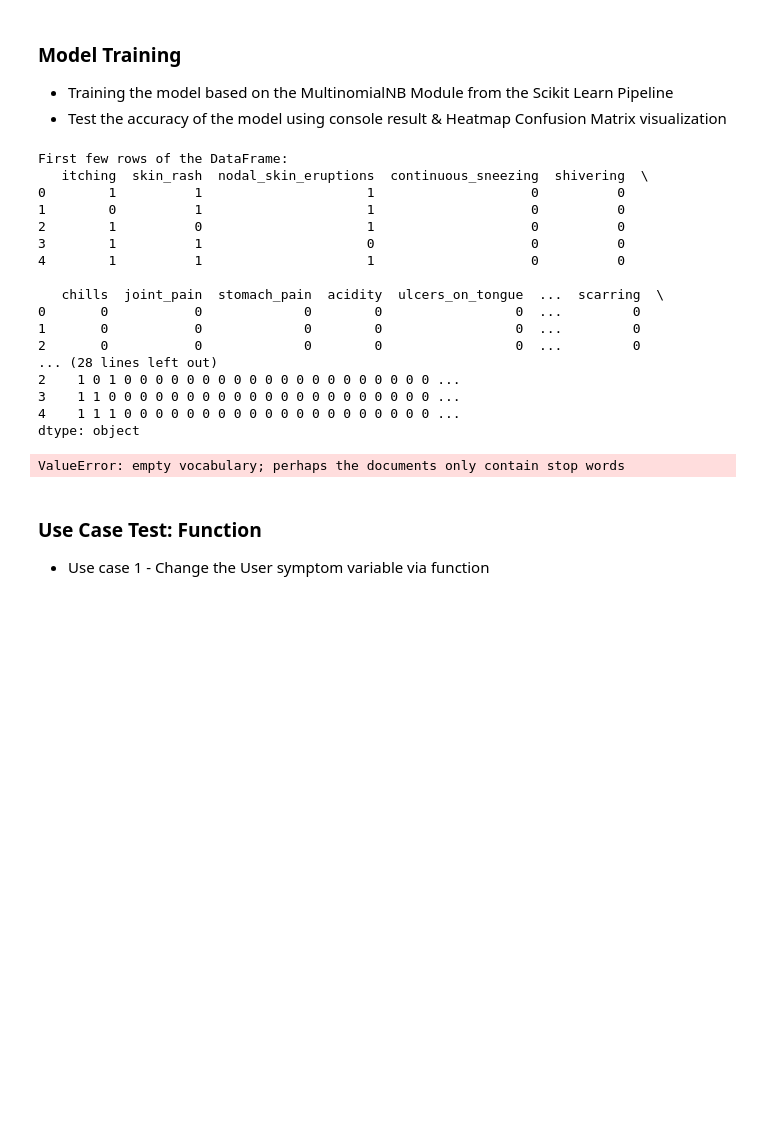
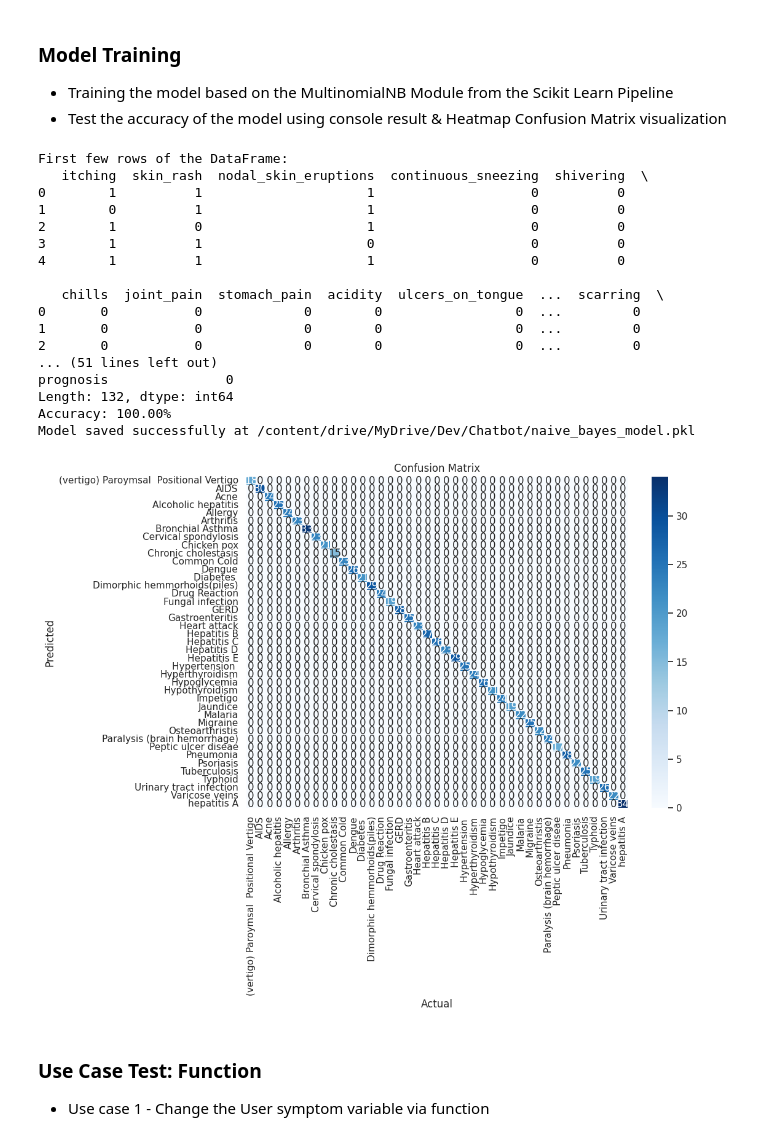
Before and after one commit to IrishEgie/nb_chatbot, a Jupyter notebook: notebooks/chatbot-4.ipynb, the cells around one changed output. Cells and saved outputs as stored; diff of their text form; code cells hidden in the pictures; blank space fills up the shorter version.

```diff
--- a/notebooks/chatbot-4.ipynb
+++ b/notebooks/chatbot-4.ipynb
@@ -26,22 +26,13 @@ Mounted at /content/drive/
 - Training the model based on the MultinomialNB Module from the Scikit Learn Pipeline
 - Test the accuracy of the model using console result & Heatmap Confusion Matrix visualization
 # %%
-import pandas as pd
-import seaborn as sns
-import json
-from sklearn.model_selection import train_test_split
-from sklearn.naive_bayes import MultinomialNB
-from sklearn.metrics import accuracy_score, confusion_matrix
-import joblib
-import matplotlib.pyplot as plt
-
 # Setting seaborn style
 sns.set()
 
 # Define the file path for the dataset
 data_path = '/content/drive/MyDrive/Dev/Chatbot/dataTraining.json'
 
-# Loading the dataset from the JSON file
+# Loading the dataset from JSON file
 with open(data_path, 'r') as file:
     data = json.load(file)
 
@@ -52,6 +43,8 @@ df = pd.DataFrame(data)
 print("First few rows of the DataFrame:")
 print(df.head())
 
+
+
 # Removing the 'FIELD134' column if it exists
 if 'FIELD134' in df.columns:
     df = df.drop('FIELD134', axis=1)
@@ -60,14 +53,38 @@ if 'FIELD134' in df.columns:
 X = df.drop('prognosis', axis=1)
 y = df['prognosis']
 
-# Handling columns with lists or sequences
+# Check the data types of each column
+print("Data types in X:")
+print(X.dtypes)
+
+# Check for any lists or sequences within the DataFrame
+for col in X.columns:
+    if X[col].apply(lambda x: isinstance(x, list)).any():
+        print(f"Column '{col}' contains lists or sequences.")
+
+# If you find any lists or sequences, decide how to handle them:
+# For example, you could take the sum of the list if it's numeric:
 for col in X.columns:
     if X[col].apply(lambda x: isinstance(x, list)).any():
         X[col] = X[col].apply(lambda x: sum(x) if isinstance(x, list) else x)
 
-# Checking for missing values
+# Alternatively, convert problematic columns to strings or another suitable type:
+# X['problematic_column'] = X['problematic_column'].apply(str)
+
+# Now proceed with the train-test split and model training
+X_train, X_test, y_train, y_test = train_test_split(X, y, test_size=0.2, random_state=42)
+
+model = MultinomialNB()
+model.fit(X_train, y_train)
+
+y_pred = model.predict(X_test)
+accuracy = accuracy_score(y_test, y_pred)
+print(f"Accuracy: {accuracy * 100:.2f}%")
+
+
+# Debugging: Check for missing values or inconsistencies
 print("Checking for missing values:")
-print(X.isnull().sum())
+print(df.isnull().sum())
 
 # Splitting the data into 80% training and 20% testing sets
 X_train, X_test, y_train, y_test = train_test_split(X, y, test_size=0.2, random_state=42)
@@ -81,46 +98,49 @@ model.fit(X_train, y_train)
 # Predicting the prognosis for the test data
 y_pred = model.predict(X_test)
 
 # Calculating accuracy of the model on the test set
 accuracy = accuracy_score(y_test, y_pred)
 print(f"Accuracy: {accuracy * 100:.2f}%")
 
 # Creating confusion matrix
 conf_mat = confusion_matrix(y_test, y_pred, labels=model.classes_)
 
+
+# Define the file path where you want to save the model
+model_file_path = '/content/drive/MyDrive/Dev/Chatbot/naive_bayes_model.pkl'
+
+# Save the model using Joblib
+joblib.dump(model, model_file_path)
+
+print(f"Model saved successfully at {model_file_path}")
+
+
 # Plotting the heatmap of the confusion matrix
 plt.figure(figsize=(10,7))
 sns.heatmap(conf_mat, annot=True, fmt='d', xticklabels=model.classes_, yticklabels=model.classes_, cmap='Blues')
 plt.xlabel('Actual')
 plt.ylabel('Predicted')
 plt.title('Confusion Matrix')
 plt.show()
-
-# Define the file path where you want to save the model
-model_file_path = '/content/drive/MyDrive/Dev/Chatbot/naive_bayes_model.pkl'
-
-# Save the model using Joblib
-joblib.dump(model, model_file_path)
-print(f"Model saved successfully at {model_file_path}")
 # %% [output]
 First few rows of the DataFrame:
    itching  skin_rash  nodal_skin_eruptions  continuous_sneezing  shivering  \
 0        1          1                     1                    0          0
 1        0          1                     1                    0          0
 2        1          0                     1                    0          0
 3        1          1                     0                    0          0
 4        1          1                     1                    0          0
 
    chills  joint_pain  stomach_pain  acidity  ulcers_on_tongue  ...  scarring  \
 0       0           0             0        0                 0  ...         0
 1       0           0             0        0                 0  ...         0
 2       0           0             0        0                 0  ...         0
-... (28 lines left out)
-2    1 0 1 0 0 0 0 0 0 0 0 0 0 0 0 0 0 0 0 0 0 0 0 ...
-3    1 1 0 0 0 0 0 0 0 0 0 0 0 0 0 0 0 0 0 0 0 0 0 ...
-4    1 1 1 0 0 0 0 0 0 0 0 0 0 0 0 0 0 0 0 0 0 0 0 ...
-dtype: object
+... (51 lines left out)
+prognosis               0
+Length: 132, dtype: int64
+Accuracy: 100.00%
+Model saved successfully at /content/drive/MyDrive/Dev/Chatbot/naive_bayes_model.pkl
-ValueError: empty vocabulary; perhaps the documents only contain stop words
+[figure, added]
 # %% [markdown]
 ### Use Case Test: Function
 - Use case 1 - Change the User symptom variable via function
```
Also changed, not shown: parts of 16 cells of this notebook, 2 other files.
